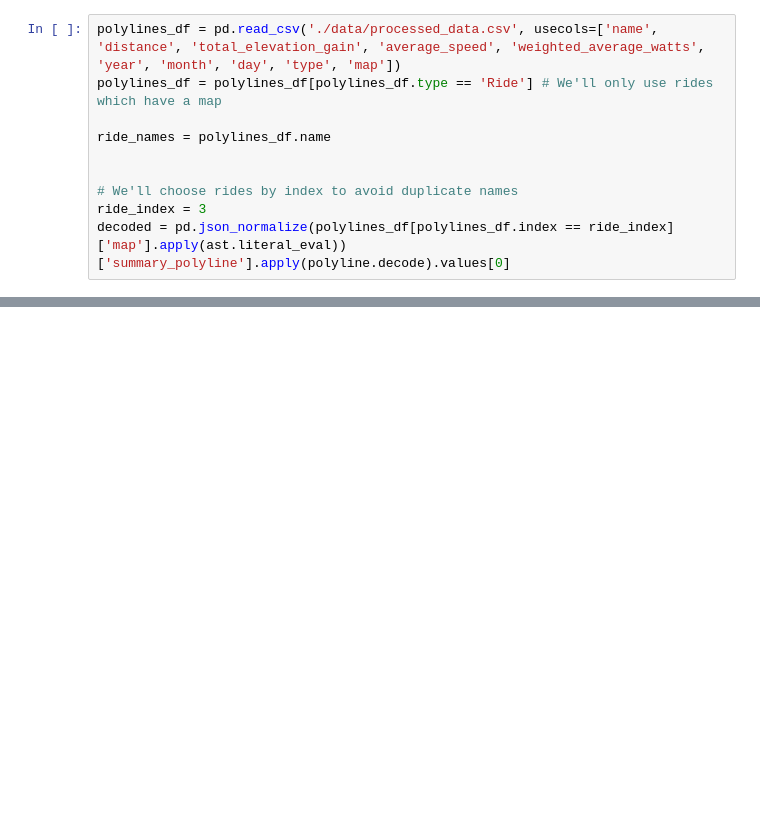
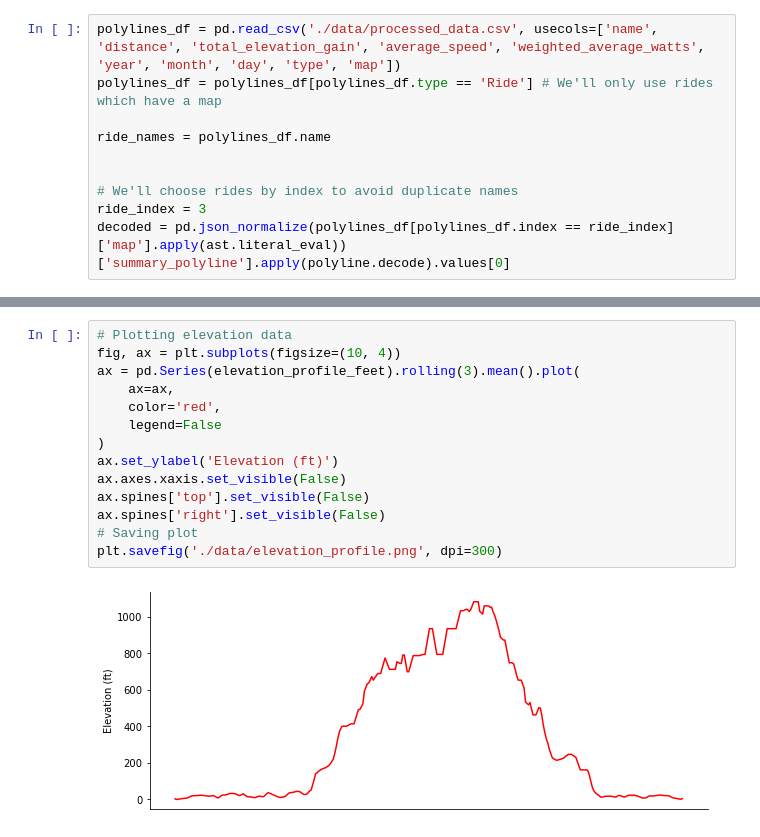
Before and after one commit to tiroger/my-strava, a Jupyter notebook: maps.ipynb, the cells around one changed output, grey strips where cells are left out. Cells and saved outputs as stored; diff of their text form; blank space fills up the shorter version.

```diff
--- a/maps.ipynb
+++ b/maps.ipynb
@@ -51,3 +46,19 @@ polylines_df[polylines_df.name == 'Monterey - Butters'].index.values[0]
+# %%
+# Plotting elevation data
+fig, ax = plt.subplots(figsize=(10, 4))
+ax = pd.Series(elevation_profile_feet).rolling(3).mean().plot(
+    ax=ax,
+    color='red',
+    legend=False
+)
+ax.set_ylabel('Elevation (ft)')
+ax.axes.xaxis.set_visible(False)
+ax.spines['top'].set_visible(False)
+ax.spines['right'].set_visible(False)
+# Saving plot
+plt.savefig('./data/elevation_profile.png', dpi=300)
+# %% [output]
+[figure, added]
 # %%
 # Mapping route with folium
 
```
Also changed, not shown: parts of 21 cells of this notebook, 6 other files.
